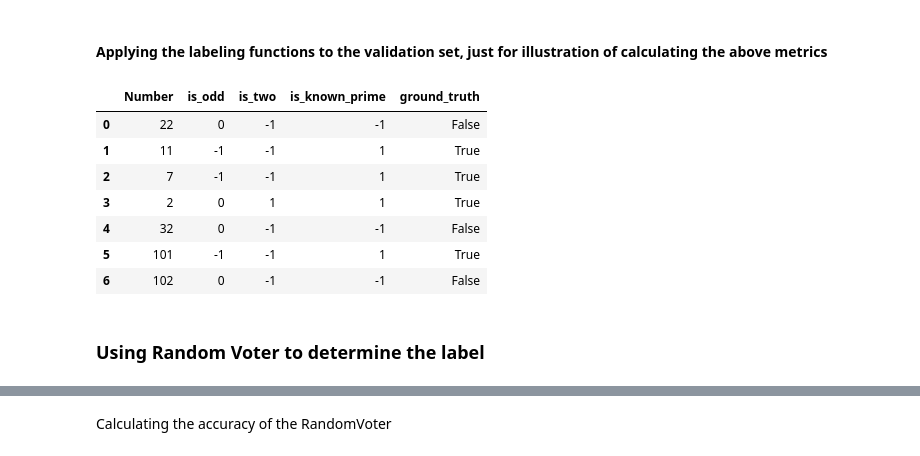
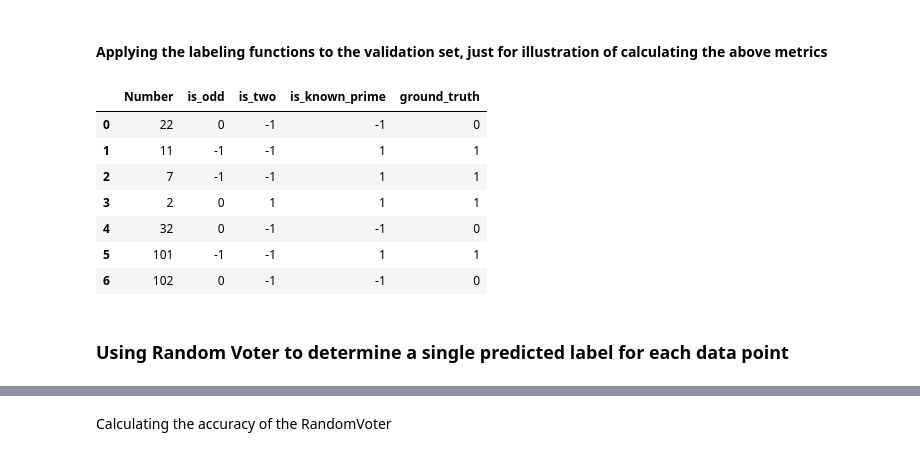
Before and after one commit to johnfkraus/practical-weak-supervision, a Jupyter notebook: ch02_labeling_and_augmentation/labeling_v1.ipynb, the cells around one changed output, grey strips where cells are left out. Saved outputs shown, nothing was run; the diff lists cells and outputs as text; code cells hidden in the pictures.

```diff
--- a/ch02_labeling_and_augmentation/labeling_v1.ipynb
+++ b/ch02_labeling_and_augmentation/labeling_v1.ipynb
@@ -32,8 +40,7 @@ Ground truth array for the validation set.
 etc...
 # %%
 import is_it_prime  # custom code
-# validation = [22, 11, 7, 2, 32]  # from original example
-validation = [22, 11, 7, 2, 32, 101, 102]
-# true_labels = np.array([0, 1, 1, 1, 0])
-true_labels = is_it_prime.array_map(validation)
+#  the book example used [22, 11, 7, 2, 32], we use:
+validation_data = [22, 11, 7, 2, 32, 101, 102]  # a list
+validation_true_labels = is_it_prime.array_map(validation_data)  # an ndarray
 # %%
@@ -210,21 +183,20 @@ LFAnalysis(L_valid, lfs).lf_summary(true_labels)
 # %% [markdown]
 #### Applying the labeling functions to the validation set, just for illustration of calculating the above metrics
 # %%
-df_val = pd.DataFrame(validation, columns=['Number'])
+df_val = pd.DataFrame(validation_data, columns=['Number'])
 df_val["is_odd"] = df_val.apply(is_odd, axis=1)
-# df_val["is_even"] = df_val.apply(is_even, axis=1)
 df_val["is_two"] = df_val.apply(is_two, axis=1)
 df_val["is_known_prime"] = df_val.apply(is_known_prime, axis=1)
-df_val["ground_truth"] = true_labels
+df_val["ground_truth"] = validation_true_labels
 df_val
 # %% [output]
 |  | Number | is_odd | is_two | is_known_prime | ground_truth |
-| 0 | 22 | 0 | -1 | -1 | False |
-| 1 | 11 | -1 | -1 | 1 | True |
-| 2 | 7 | -1 | -1 | 1 | True |
-| 3 | 2 | 0 | 1 | 1 | True |
-| 4 | 32 | 0 | -1 | -1 | False |
-| 5 | 101 | -1 | -1 | 1 | True |
-| 6 | 102 | 0 | -1 | -1 | False |
+| 0 | 22 | 0 | -1 | -1 | 0 |
+| 1 | 11 | -1 | -1 | 1 | 1 |
+| 2 | 7 | -1 | -1 | 1 | 1 |
+| 3 | 2 | 0 | 1 | 1 | 1 |
+| 4 | 32 | 0 | -1 | -1 | 0 |
+| 5 | 101 | -1 | -1 | 1 | 1 |
+| 6 | 102 | 0 | -1 | -1 | 0 |
 # %% [markdown]
-### Using Random Voter to determine the label
+### Using Random Voter to determine a single predicted label for each data point
```
Also changed, not shown: parts of 46 cells of this notebook.
